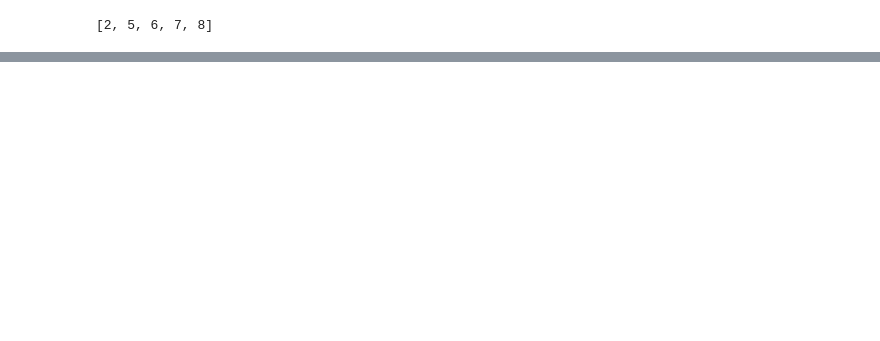
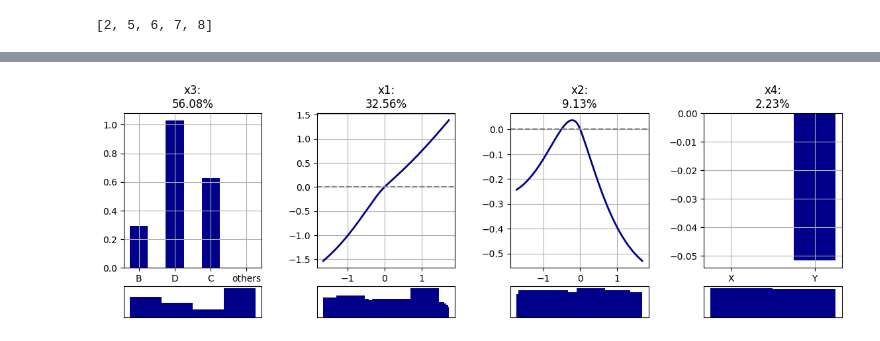
Before and after one commit to MaximilianVeitl/igann-it, a Jupyter notebook: igann_development.ipynb, the cells around one changed output, grey strips where cells are left out. Cells and saved outputs as stored; diff of their text form; code cells hidden in the pictures; blank space fills up the shorter version.

```diff
--- a/igann_development.ipynb
+++ b/igann_development.ipynb
@@ -159,0 +200,9 @@ len(model.best_combination)
+# %%
+# scale data
+scaler = StandardScaler()
+X_num = scaler.fit_transform(X.iloc[:,:2])
+X = pd.concat([pd.DataFrame(X_num, columns=X.columns[:2]), X.iloc[:,2:]], axis=1)
+
+y = (y - y.mean()) / y.std()
+
+X.head()
@@ -159,0 +218,4 @@ len(model.best_combination)
+# %%
+model.plot_single(show_n=4)
+# %% [output]
+[figure, added]
```
Also changed, not shown: parts of 28 cells of this notebook, 1 other file.
